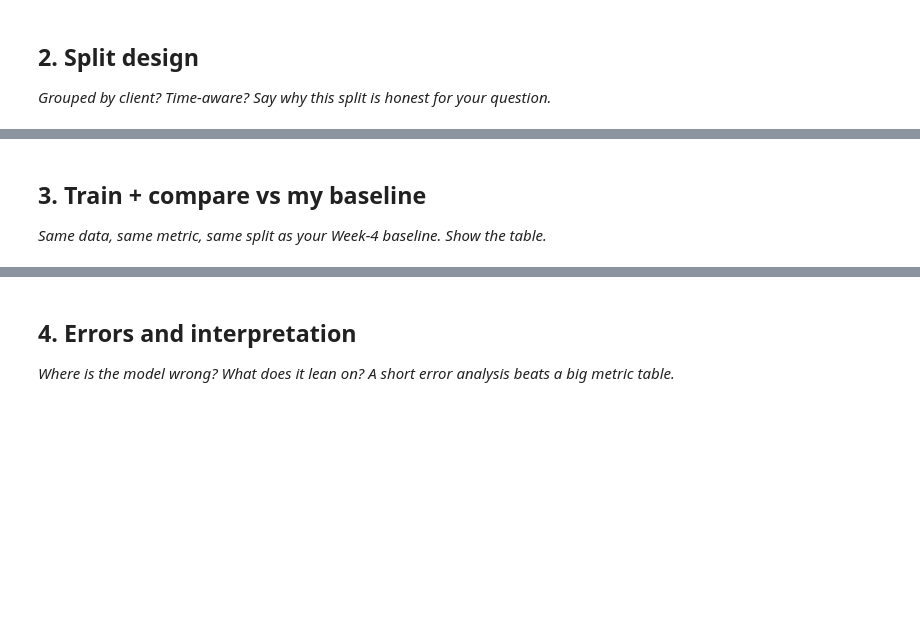
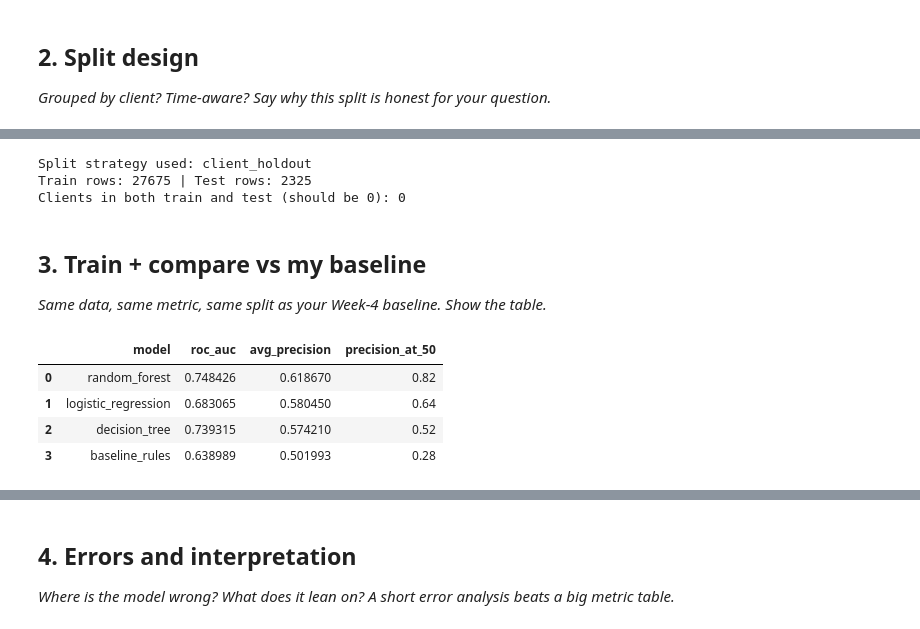
Before and after one commit to sadineniManushree/flyrank--internship__ml, a Jupyter notebook: work/notebooks/w05_model.ipynb, the cells around one changed output, grey strips where cells are left out. Saved outputs shown, nothing was run; the diff lists cells and outputs as text; code cells hidden in the pictures; blank space fills up the shorter version.

```diff
--- a/work/notebooks/w05_model.ipynb
+++ b/work/notebooks/w05_model.ipynb
@@ -20,3 +114,37 @@ This skeleton is yours to fill. Work the sections **in order** — each one has
+# %%
+from sklearn.model_selection import train_test_split
+
+def client_aware_split(frame, target_col='target', client_col='client_id', random_state=42):
+    clients = frame[client_col].fillna('unknown').astype(str)
+    unique_clients = clients.drop_duplicates().to_numpy()
+
+    if len(unique_clients) >= 5:
+        rng = np.random.default_rng(random_state)
+        shuffled = rng.permutation(unique_clients)
+        n_test = max(1, int(round(len(shuffled) * 0.2)))
+        test_clients = set(shuffled[:n_test])
+        test_mask = clients.isin(test_clients).to_numpy()
+        train_idx = frame.index[~test_mask]
+        test_idx = frame.index[test_mask]
+        if frame.loc[train_idx, target_col].nunique() == 2 and frame.loc[test_idx, target_col].nunique() == 2:
+            return train_idx, test_idx, "client_holdout"
+
+    train_idx, test_idx = train_test_split(frame.index, test_size=0.2, random_state=random_state, stratify=frame[target_col])
+    return train_idx, test_idx, "stratified_row_holdout"
+
+train_idx, test_idx, split_strategy = client_aware_split(df)
+print("Split strategy used:", split_strategy)
+print("Train rows:", len(train_idx), "| Test rows:", len(test_idx))
+
+# Verify no client leakage: these two sets should NOT overlap
+train_clients = set(df.loc[train_idx, 'client_id'])
+test_clients = set(df.loc[test_idx, 'client_id'])
+overlap = train_clients & test_clients
+print("Clients in both train and test (should be 0):", len(overlap))
+# %% [output]
+Split strategy used: client_holdout
+Train rows: 27675 | Test rows: 2325
+Clients in both train and test (should be 0): 0
 # %%
 # This cell is for CODE (numbers, a query, a check).
 # Write your text answer in the cell ABOVE this one — typing sentences here breaks Run All.
@@ -24,3 +152,30 @@ This skeleton is yours to fill. Work the sections **in order** — each one has
 ## 3. Train + compare vs my baseline
 
 *Same data, same metric, same split as your Week-4 baseline. Show the table.*
+# %%
+from sklearn.metrics import roc_auc_score, average_precision_score
+
+def precision_at_k(y_true, scores, k):
+    order = np.argsort(scores)[::-1][:k]
+    return y_true.values[order].mean() if len(y_true) >= k else np.nan
+
+results = []
+base_scores = df.loc[test_idx, 'baseline_score'].values
+results.append({'model': 'baseline_rules', 'roc_auc': roc_auc_score(y_test, base_scores),
+                 'avg_precision': average_precision_score(y_test, base_scores),
+                 'precision_at_50': precision_at_k(y_test, base_scores, 50)})
+
+for name, model in models.items():
+    proba = model.predict_proba(X_test)[:, 1]
+    results.append({'model': name, 'roc_auc': roc_auc_score(y_test, proba),
+                     'avg_precision': average_precision_score(y_test, proba),
+                     'precision_at_50': precision_at_k(y_test, proba, 50)})
+
+results_df = pd.DataFrame(results).sort_values('precision_at_50', ascending=False).reset_index(drop=True)
+results_df
+# %% [output]
+|  | model | roc_auc | avg_precision | precision_at_50 |
+| 0 | random_forest | 0.748426 | 0.618670 | 0.82 |
+| 1 | logistic_regression | 0.683065 | 0.580450 | 0.64 |
+| 2 | decision_tree | 0.739315 | 0.574210 | 0.52 |
+| 3 | baseline_rules | 0.638989 | 0.501993 | 0.28 |
```
Also changed, not shown: parts of 11 cells of this notebook.
